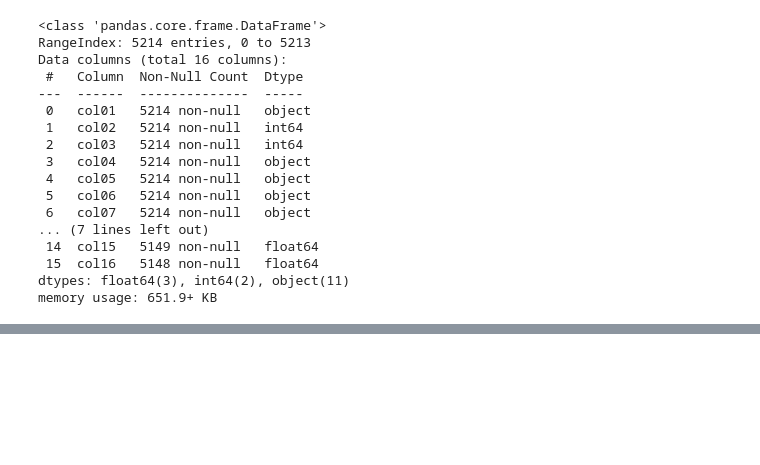
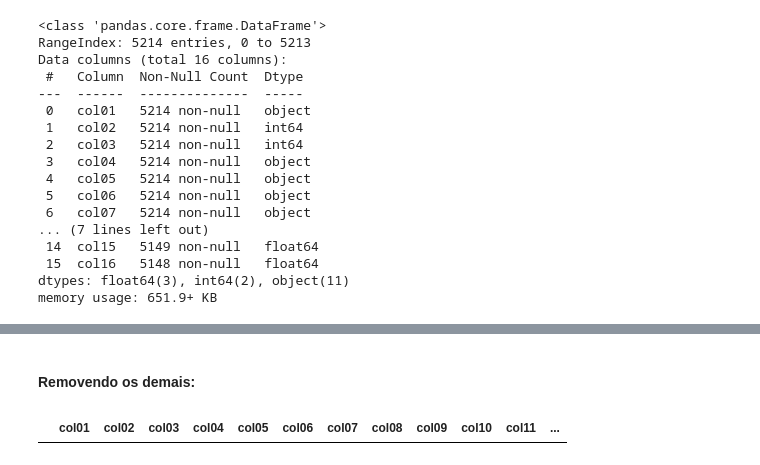
Before and after one commit to renefb/futebol-br, a Jupyter notebook: 2-tratamento.ipynb, the cells around one changed output, grey strips where cells are left out. Cells and saved outputs as stored; diff of their text form; code cells hidden in the pictures; blank space fills up the shorter version.

```diff
--- a/2-tratamento.ipynb
+++ b/2-tratamento.ipynb
@@ -91,0 +144,15 @@ raw.drop(index=no_jogo.index, inplace=True)
+# %% [markdown]
+<br>
+
+**Removendo os demais:**
+# %%
+# remove a primeira linha do df col16_null
+col16_null.drop(index=1051, inplace=True)
+# coleta os índices do df col16_null
+index_drop = col16_null.index
+# dropa do df original as linhas correspondentes aos índices coletados
+raw.drop(index=index_drop, inplace=True)
+# confere se o df original ainda possui linhas com valor nulo na col16
+raw[raw['col16'].isnull()]
+# %% [output]
+|  | col01 | col02 | col03 | col04 | col05 | col06 | col07 | col08 | col09 | col10 | col11 | ... |
```
Also changed, not shown: parts of 57 cells of this notebook, 3 other files.
